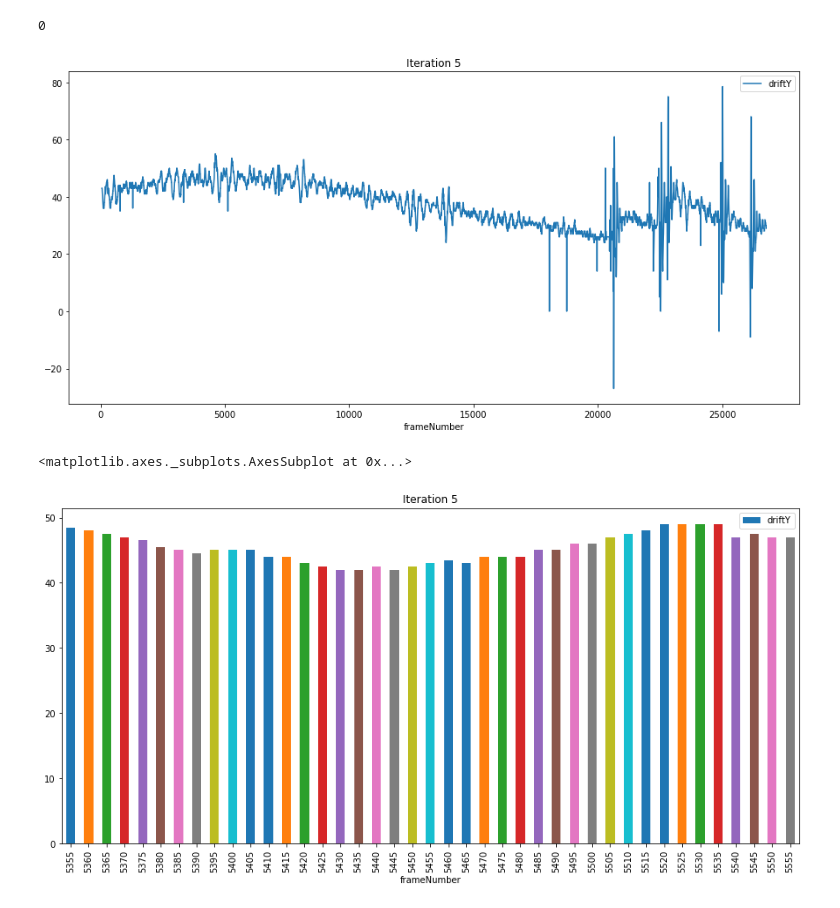
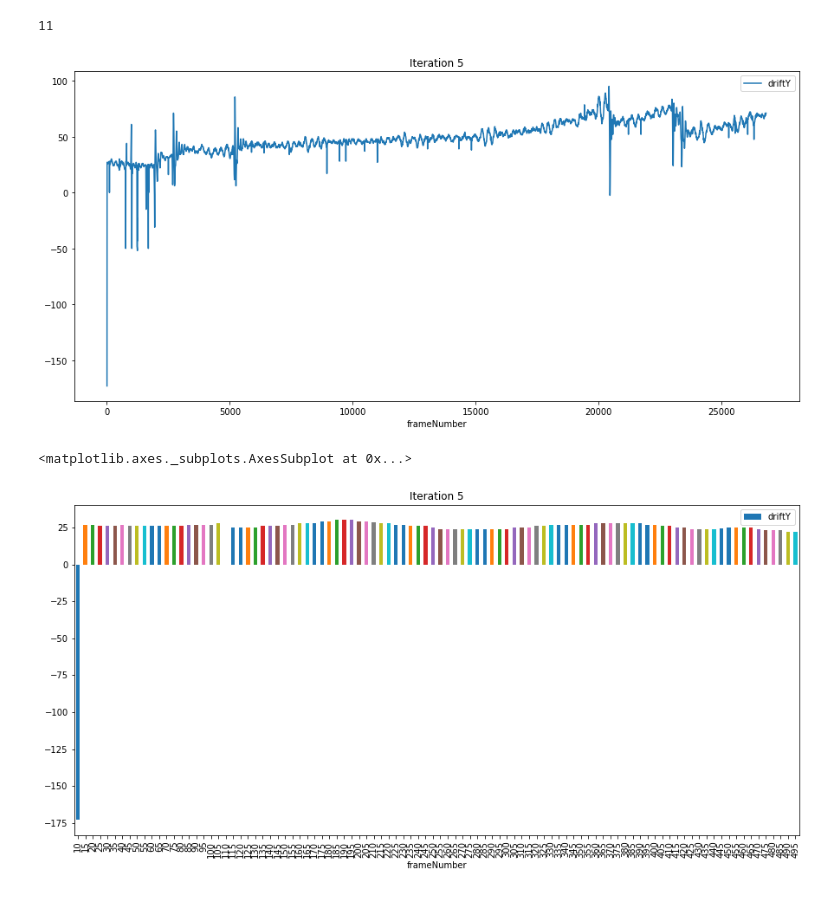
Before and after one commit to mzalota/crabs-video-analysis, a Jupyter notebook: ipython/smooth_drifts.ipynb, the cells around one changed output. Cells and saved outputs as stored; diff of their text form; code cells hidden in the pictures.

```diff
--- a/ipython/smooth_drifts.ipynb
+++ b/ipython/smooth_drifts.ipynb
@@ -3,8 +3,13 @@ import pandas as pd
 import matplotlib.pyplot as plt
 # %%
 directory="C:/workspaces/AnjutkaVideo"
-video_filename="V5__R_20180915_211343"
-input_filename=video_filename+"_drifts15.csv"
+
+#video_filename="V5__R_20180915_211343"
+#input_filename=video_filename+"_drifts15.csv"
+
+video_filename="V6__R_20180915_212238"
+input_filename=video_filename+"_drifts11.csv"
+
 input_filepath=directory+"/"+input_filename
 
 #data = pd.read_csv("C:/workspaces/AnjutkaVideo/V1_R_20180911_165259_drifts14.csv",delimiter="\t",na_values="(null)") #
@@ -115,13 +120,13 @@ replaceIfThirdIsOutlier()
 data.plot( x='frameNumber', y='driftY',figsize=(15,7), title="Iteration 5")
 data.loc[data['driftY'] < -30].count()[0]
 # %% [output]
-0
+11
-[figure, old version]
+[figure, new version]
 # %%
-data.loc[data['frameNumber'] > 5350].loc[data['frameNumber'] < 5560].plot(kind="bar", x='frameNumber', y='driftY',figsize=(15,7), title="Iteration 5")
+data.loc[data['frameNumber'] > 0].loc[data['frameNumber'] < 500].plot(kind="bar", x='frameNumber', y='driftY',figsize=(15,7), title="Iteration 5")
 # %% [output]
 <matplotlib.axes._subplots.AxesSubplot at 0x...>
-[figure, old version]
+[figure, new version]
 # %%
 data.loc[data['frameNumber'] > 5350].loc[data['frameNumber'] < 5460].head(100)
 # %% [output]
```
Also changed, not shown: parts of 10 cells of this notebook, 4 other files.
